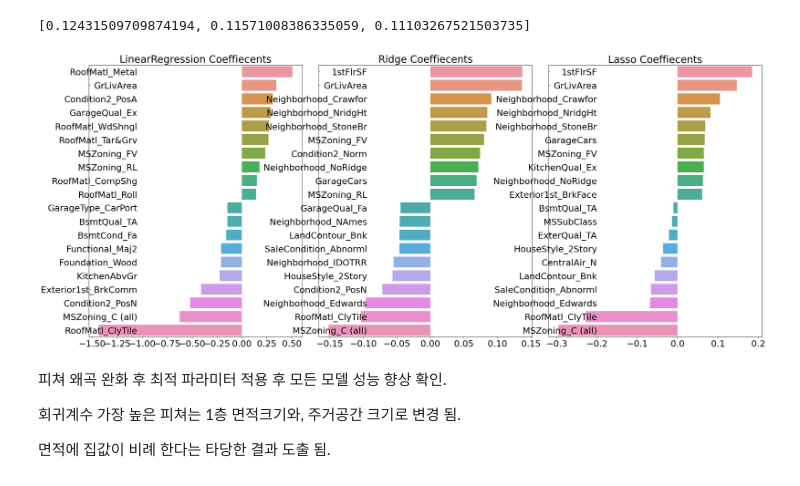
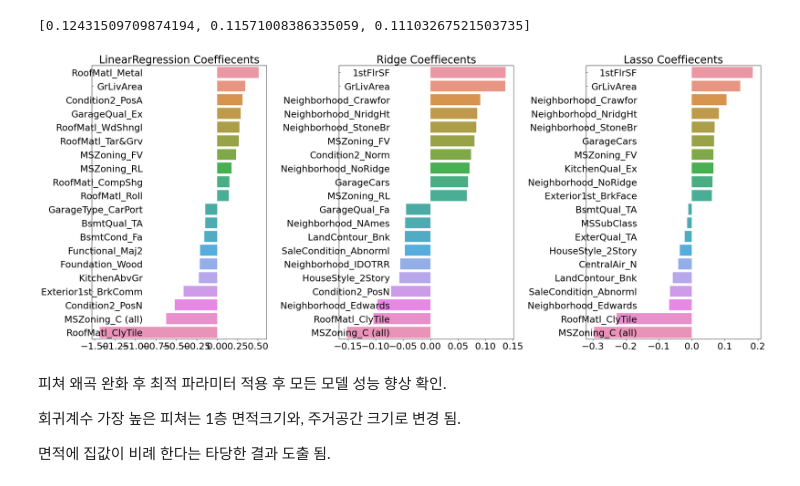
Before and after one commit to seogideogi/AiffelProjects, a Jupyter notebook: 머신러닝_캐글_주택가격_예측/notebook-lee-eunjeong.ipynb, the cells around one changed output. Cells and saved outputs as stored; diff of their text form; code cells hidden in the pictures.

```diff
--- a/머신러닝_캐글_주택가격_예측/notebook-lee-eunjeong.ipynb
+++ b/머신러닝_캐글_주택가격_예측/notebook-lee-eunjeong.ipynb
@@ -491,9 +526,12 @@ Lasso 로그 변환된 RMSE: 0.111
 # %%
 # 모든 모델의 회귀 계수 시각화
 models = [lr_reg, ridge_reg, lasso_reg]
 visualize_coefficient(models)
+
+plt.tight_layout()
+plt.show()
 # %% [output]
-[figure, old version]
+[figure, new version]
 # %%
 # target SalesPrice 의 log 적용 후
 
```
Also changed, not shown: parts of 32 cells of this notebook, 1 other file.
